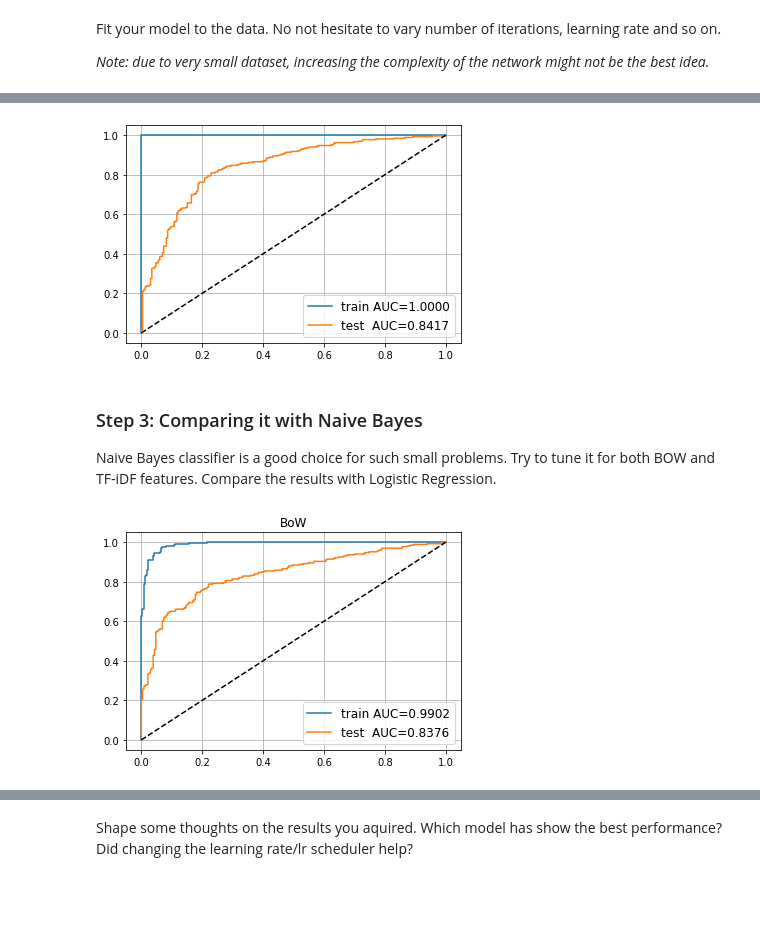
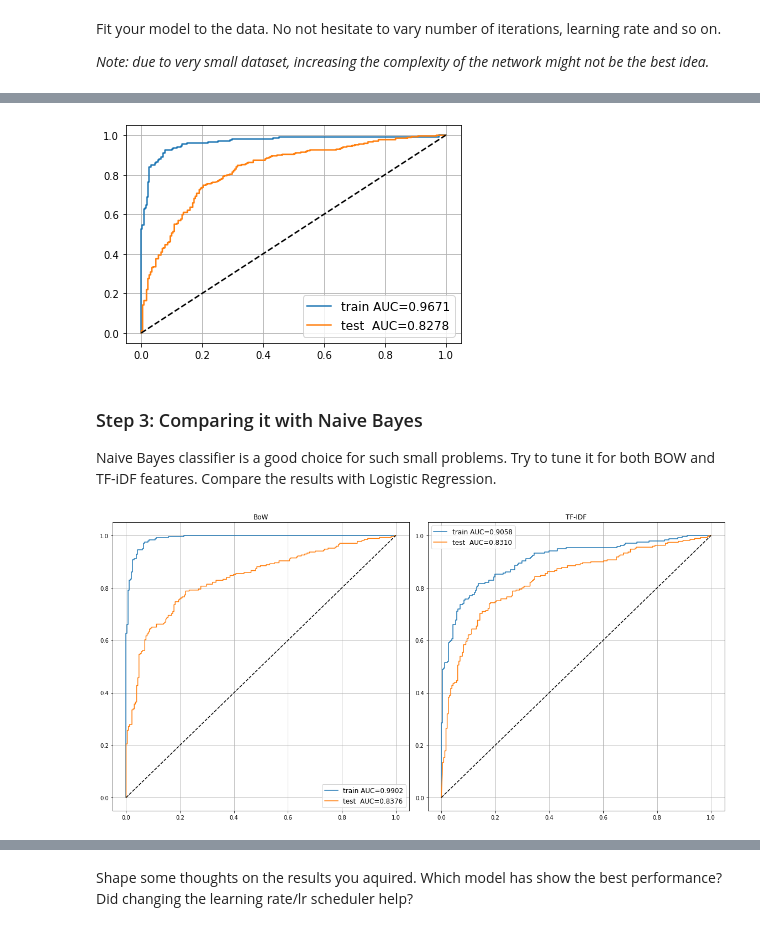
Before and after one commit to yumpkin/ml-tasks, a Jupyter notebook: assignment_04/assignment1_01_Word_Vectors.ipynb, the cells around one changed output, grey strips where cells are left out. Drawn from its saved outputs; the diff is of its cells as text; code cells hidden in the pictures; blank space fills up the shorter version.

```diff
--- a/assignment_04/assignment1_01_Word_Vectors.ipynb
+++ b/assignment_04/assignment1_01_Word_Vectors.ipynb
@@ -309,0 +288,14 @@ plt.grid()
+# %%
+from sklearn.metrics import roc_auc_score, roc_curve
+
+for name, X, y, model in [
+    ('train', X_train_bow_torch, y_train, model),
+    ('test ', X_test_bow_torch, y_test, model)
+]:
+    proba = model(X).detach().cpu().numpy()[:, 1]
+    auc = roc_auc_score(y, proba)
+    plt.plot(*roc_curve(y, proba)[:2], label='%s AUC=%.4f' % (name, auc))
+
+plt.plot([0, 1], [0, 1], '--', color='black',)
+plt.legend(fontsize='large')
+plt.grid()
@@ -386,7 +394,7 @@ plt.plot([0, 1], [0, 1], '--', color='black',)
 plt.legend(fontsize='large')
 plt.grid()
 # %% [output]
-[figure, old version]
+[figure, new version]
 # %% [markdown]
 ### Step 3: Comparing it with Naive Bayes
 
@@ -395,20 +403,46 @@ Naive Bayes classifier is a good choice for such small problems. Try to tune it
 # Your beautiful code here
 from sklearn.naive_bayes import MultinomialNB
 # %%
+fig, axes = plt.subplots(nrows=1, ncols=2, figsize=(16, 8))
+
+
 gnb_bow = MultinomialNB()
 gnb_bow = gnb_bow.fit(X_train_bow, y_train)
 
 for name, X, y in [
     ('train', X_train_bow, y_train),
     ('test ', X_test_bow, y_test)
 ]:
     proba = gnb_bow.predict_proba(X)[:, 1]
     auc = roc_auc_score(y, proba)
-    plt.plot(*roc_curve(y, proba)[:2], label='%s AUC=%.4f' % (name, auc))
+    axes[0].plot(*roc_curve(y, proba)[:2], label='%s AUC=%.4f' % (name, auc))
 
-plt.title('BoW')
-plt.plot([0, 1], [0, 1], '--', color='black',)
-plt.legend(fontsize='large')
-plt.grid()
+
+axes[0].title.set_text('BoW')
+axes[0].plot([0, 1], [0, 1], '--', color='black',)
+axes[0].legend(fontsize='large')
+axes[0].grid()
+
+
+gnb_tfidf = MultinomialNB()
+gnb_tfidf = gnb_tfidf.fit(X_train_tfidf, y_train)
+
+for name, X, y in [
+    ('train', X_train_tfidf, y_train),
+    ('test ', X_test_tfidf, y_test)
+]:
+    proba = gnb_tfidf.predict_proba(X)[:, 1]
+    auc = roc_auc_score(y, proba)
+    axes[1].plot(*roc_curve(y, proba)[:2], label='%s AUC=%.4f' % (name, auc))
+
+
+axes[1].title.set_text('TF-IDF')
+
+axes[1].plot([0, 1], [0, 1], '--', color='black',)
+axes[1].legend(fontsize='large')
+axes[1].grid()
+
+
+fig.tight_layout()
 # %% [output]
-[figure, old version]
+[figure, new version]
```
Also changed, not shown: parts of 12 cells of this notebook.
